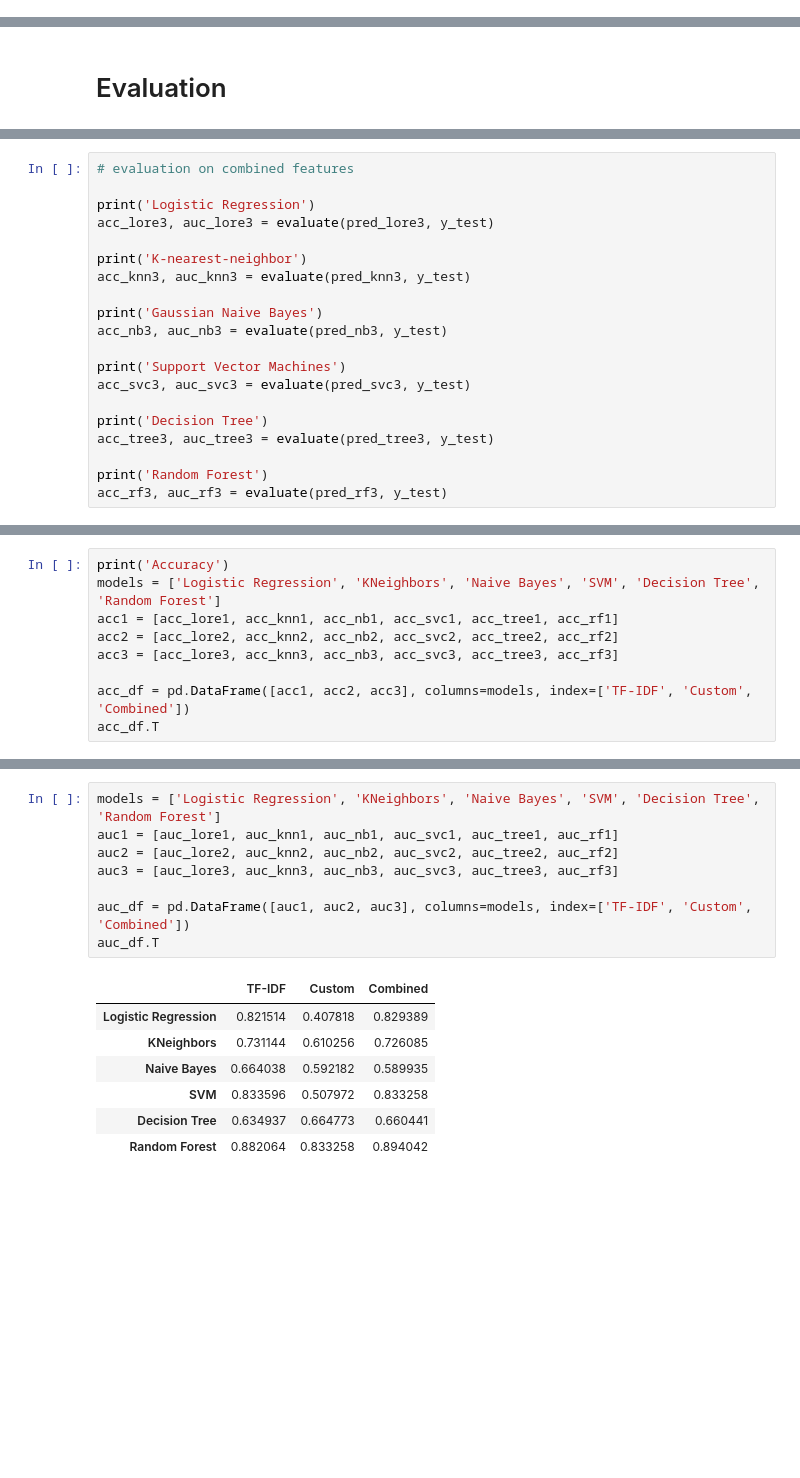
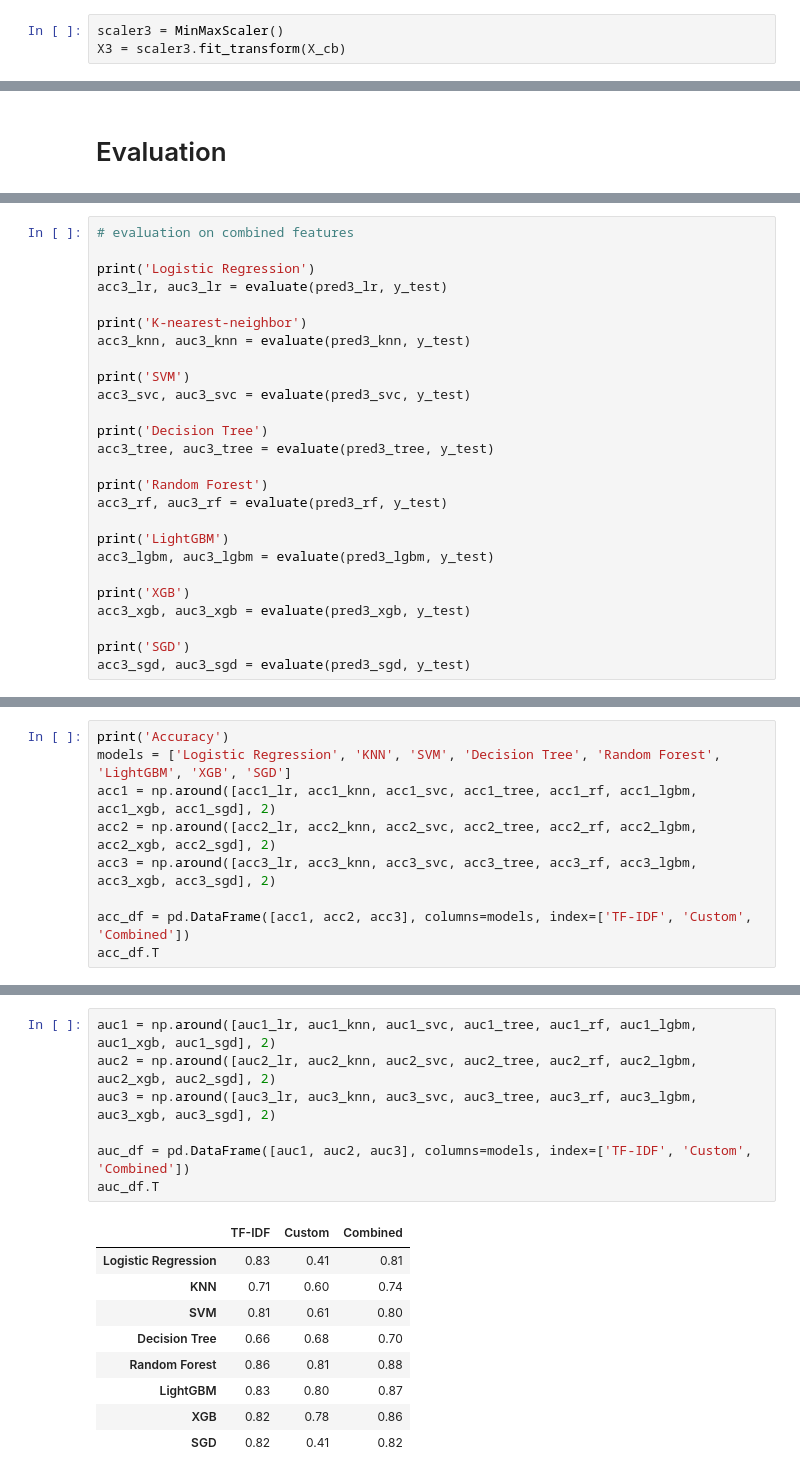
Before and after one commit to nhmt120/vietnamese-fake-news-detection, a Jupyter notebook: implement.ipynb, the cells around one changed output, grey strips where cells are left out. Cells and saved outputs as stored; diff of their text form; blank space fills up the shorter version.

```diff
--- a/implement.ipynb
+++ b/implement.ipynb
@@ -213,3 +309,6 @@ X3.shape
+# %%
+scaler3 = MinMaxScaler()
+X3 = scaler3.fit_transform(X_cb)
 # %% [markdown]
 # Data preparation
 # %%
@@ -393,22 +545,28 @@ AUC: 0.8332579138984306
 # evaluation on combined features
 
 print('Logistic Regression')
-acc_lore3, auc_lore3 = evaluate(pred_lore3, y_test)
+acc3_lr, auc3_lr = evaluate(pred3_lr, y_test)
 
 print('K-nearest-neighbor')
-acc_knn3, auc_knn3 = evaluate(pred_knn3, y_test)
+acc3_knn, auc3_knn = evaluate(pred3_knn, y_test)
 
-print('Gaussian Naive Bayes')
-acc_nb3, auc_nb3 = evaluate(pred_nb3, y_test)
-
-print('Support Vector Machines')
-acc_svc3, auc_svc3 = evaluate(pred_svc3, y_test)
+print('SVM')
+acc3_svc, auc3_svc = evaluate(pred3_svc, y_test)
 
 print('Decision Tree')
-acc_tree3, auc_tree3 = evaluate(pred_tree3, y_test)
+acc3_tree, auc3_tree = evaluate(pred3_tree, y_test)
 
 print('Random Forest')
-acc_rf3, auc_rf3 = evaluate(pred_rf3, y_test)
+acc3_rf, auc3_rf = evaluate(pred3_rf, y_test)
+
+print('LightGBM')
+acc3_lgbm, auc3_lgbm = evaluate(pred3_lgbm, y_test)
+
+print('XGB')
+acc3_xgb, auc3_xgb = evaluate(pred3_xgb, y_test)
+
+print('SGD')
+acc3_sgd, auc3_sgd = evaluate(pred3_sgd, y_test)
 # %% [output]
 Logistic Regression
               precision    recall  f1-score   support
@@ -430,9 +588,9 @@ AUC: 0.8940417690417689
 # %%
 print('Accuracy')
-models = ['Logistic Regression', 'KNeighbors', 'Naive Bayes', 'SVM', 'Decision Tree', 'Random Forest']
-acc1 = [acc_lore1, acc_knn1, acc_nb1, acc_svc1, acc_tree1, acc_rf1]
-acc2 = [acc_lore2, acc_knn2, acc_nb2, acc_svc2, acc_tree2, acc_rf2]
-acc3 = [acc_lore3, acc_knn3, acc_nb3, acc_svc3, acc_tree3, acc_rf3]
+models = ['Logistic Regression', 'KNN', 'SVM', 'Decision Tree', 'Random Forest', 'LightGBM', 'XGB', 'SGD']
+acc1 = np.around([acc1_lr, acc1_knn, acc1_svc, acc1_tree, acc1_rf, acc1_lgbm, acc1_xgb, acc1_sgd], 2)
+acc2 = np.around([acc2_lr, acc2_knn, acc2_svc, acc2_tree, acc2_rf, acc2_lgbm, acc2_xgb, acc2_sgd], 2)
+acc3 = np.around([acc3_lr, acc3_knn, acc3_svc, acc3_tree, acc3_rf, acc3_lgbm, acc3_xgb, acc3_sgd], 2)
 
 acc_df = pd.DataFrame([acc1, acc2, acc3], columns=models, index=['TF-IDF', 'Custom', 'Combined'])
 acc_df.T
@@ -448,17 +608,18 @@ Accuracy
 # %%
-models = ['Logistic Regression', 'KNeighbors', 'Naive Bayes', 'SVM', 'Decision Tree', 'Random Forest']
-auc1 = [auc_lore1, auc_knn1, auc_nb1, auc_svc1, auc_tree1, auc_rf1]
-auc2 = [auc_lore2, auc_knn2, auc_nb2, auc_svc2, auc_tree2, auc_rf2]
-auc3 = [auc_lore3, auc_knn3, auc_nb3, auc_svc3, auc_tree3, auc_rf3]
+auc1 = np.around([auc1_lr, auc1_knn, auc1_svc, auc1_tree, auc1_rf, auc1_lgbm, auc1_xgb, auc1_sgd], 2)
+auc2 = np.around([auc2_lr, auc2_knn, auc2_svc, auc2_tree, auc2_rf, auc2_lgbm, auc2_xgb, auc2_sgd], 2)
+auc3 = np.around([auc3_lr, auc3_knn, auc3_svc, auc3_tree, auc3_rf, auc3_lgbm, auc3_xgb, auc3_sgd], 2)
 
 auc_df = pd.DataFrame([auc1, auc2, auc3], columns=models, index=['TF-IDF', 'Custom', 'Combined'])
 auc_df.T
 # %% [output]
 |  | TF-IDF | Custom | Combined |
-| Logistic Regression | 0.821514 | 0.407818 | 0.829389 |
-| KNeighbors | 0.731144 | 0.610256 | 0.726085 |
-| Naive Bayes | 0.664038 | 0.592182 | 0.589935 |
-| SVM | 0.833596 | 0.507972 | 0.833258 |
-| Decision Tree | 0.634937 | 0.664773 | 0.660441 |
-| Random Forest | 0.882064 | 0.833258 | 0.894042 |
+| Logistic Regression | 0.83 | 0.41 | 0.81 |
+| KNN | 0.71 | 0.60 | 0.74 |
+| SVM | 0.81 | 0.61 | 0.80 |
+| Decision Tree | 0.66 | 0.68 | 0.70 |
+| Random Forest | 0.86 | 0.81 | 0.88 |
+| LightGBM | 0.83 | 0.80 | 0.87 |
+| XGB | 0.82 | 0.78 | 0.86 |
+| SGD | 0.82 | 0.41 | 0.82 |
 # %%
```
Also changed, not shown: parts of 30 cells of this notebook, 3 other files.
